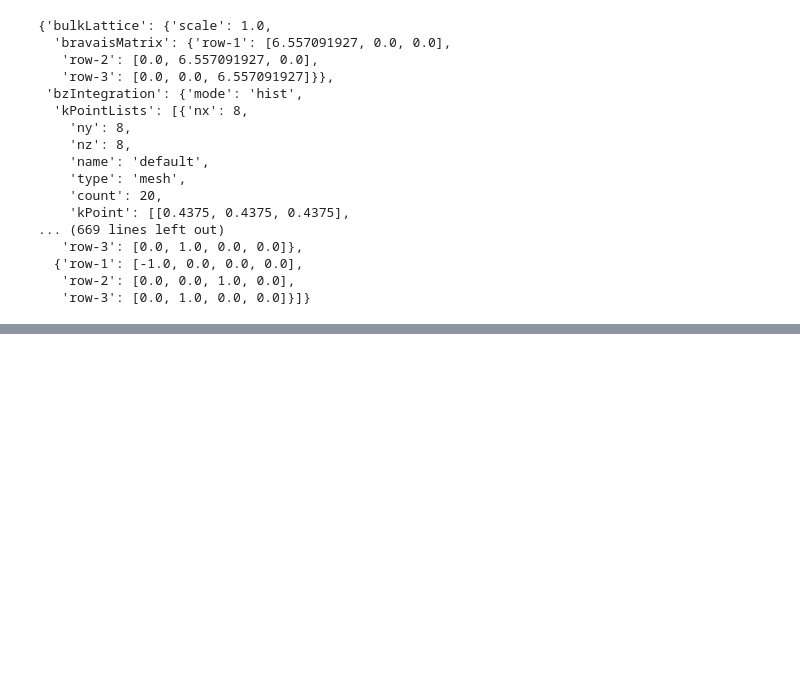
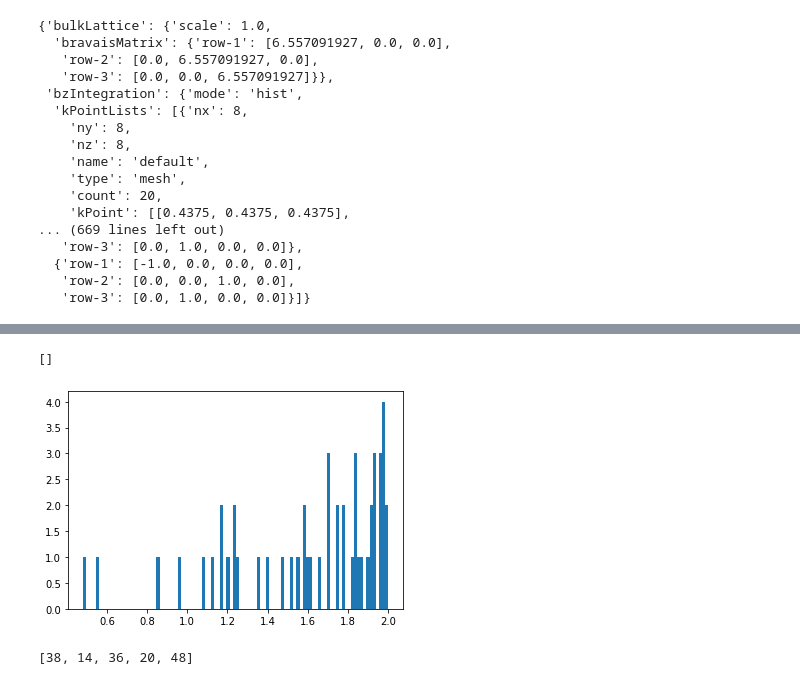
Before and after one commit to lefan99/FLEUR-starting-density-optimization, a Jupyter notebook: Untitled14.ipynb, the cells around one changed output, grey strips where cells are left out. Saved outputs shown, nothing was run; the diff lists cells and outputs as text; code cells hidden in the pictures; blank space fills up the shorter version.

```diff
--- a/Untitled14.ipynb
+++ b/Untitled14.ipynb
@@ -147,5 +163,5 @@ for dics in dic['atomGroups']:
 
 for dics in valence_orbs:
 
-    dics['samples'] = []
+    dics['samplesGrid'] = []
 # %%
@@ -186,9 +209,9 @@ def p_r(l , per):  # reverse the permutationfunction to get the orgianl array :
 
     return temp
 # %%
+gridsize = 50
 
-
-for i in range(5):
+for i in range(gridsize):
 
     rest = number_valence_electrons/2
 
@@ -248,7 +271,7 @@ for i in range(5):
 
                 else:
 
-                    occ = np.random.uniform( 0 , rest )
+                    occ = np.random.uniform( 0 , rest / valence_orbs[j]['atomNumber'] )
 
             sample.append(occ)
 
@@ -258,7 +281,7 @@ for i in range(5):
 
 
 
-            print(rest , constr_p[k] , occ , orbital_counter , remaining_orb)
+            #print(rest , constr_p[k] , occ , orbital_counter , remaining_orb)
 
-        valence_orbs[j]['samples'].append(sample)
+        valence_orbs[j]['samplesGrid'].append(p_r(sample, permutation))
 # %% [output]
@@ -303,11 +305,11 @@ valence_orbs
 # %%
-for i in range(5):
+for i in range(gridsize):
 
     counter = 0
 
     for j in range(2):
 
-        counter += sum(valence_orbs[j]['samples'][i])*valence_orbs[j]['atomNumber']
+        counter += sum(valence_orbs[j]['samplesGrid'][i])*valence_orbs[j]['atomNumber']
 
     print(counter)
 # %% [output]
@@ -455,0 +447,13 @@ dic['cell']
+# %%
+hist = []
+
+for i in valence_orbs[1]['samplesGrid']:
+
+    hist.append(i[2])
+
+
+plt.hist(hist , 100)
+plt.plot()
+# %% [output]
+[]
+[figure, added]
@@ -455,0 +468,4 @@ dic['cell']
+# %%
+init_list
+# %% [output]
+[38, 14, 36, 20, 48]
```
Also changed, not shown: parts of 18 cells of this notebook, 5 other files.
